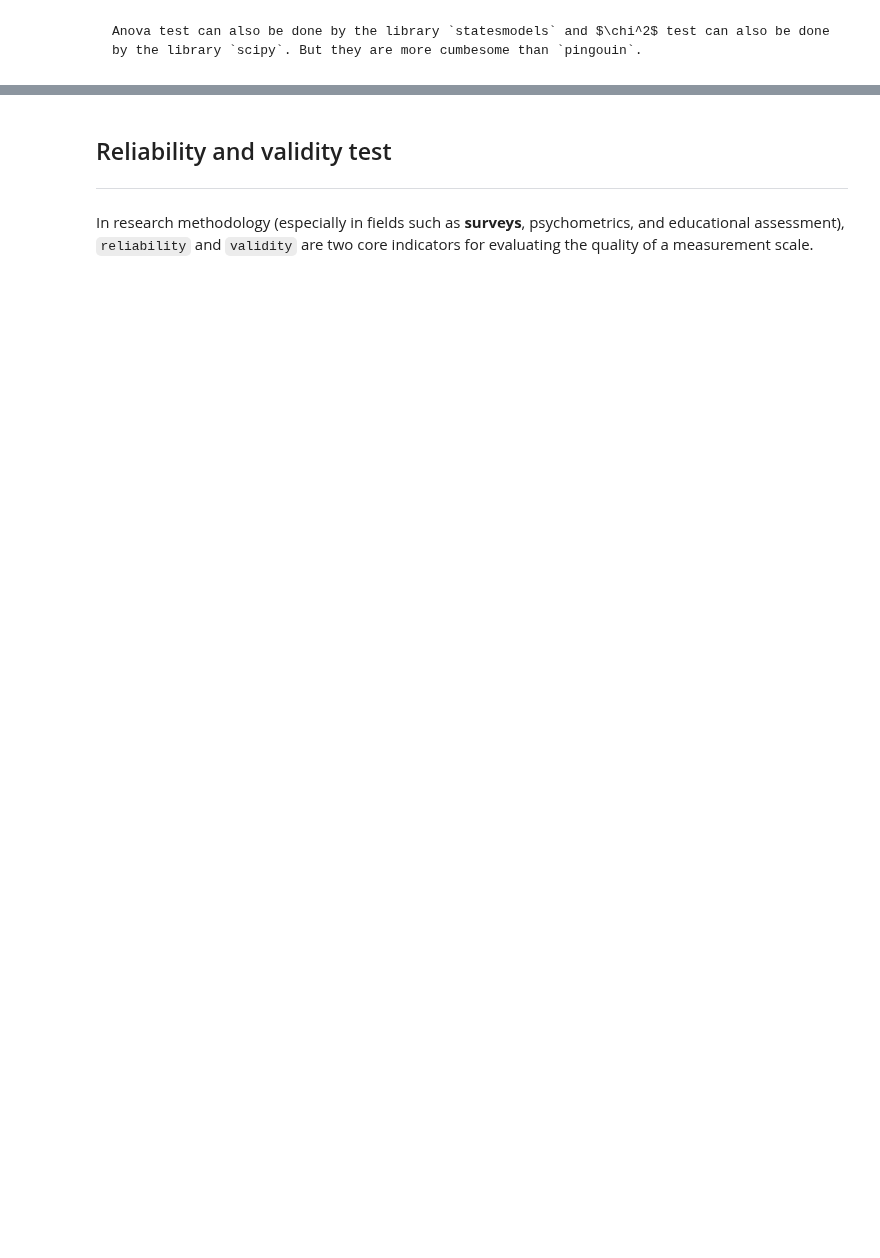
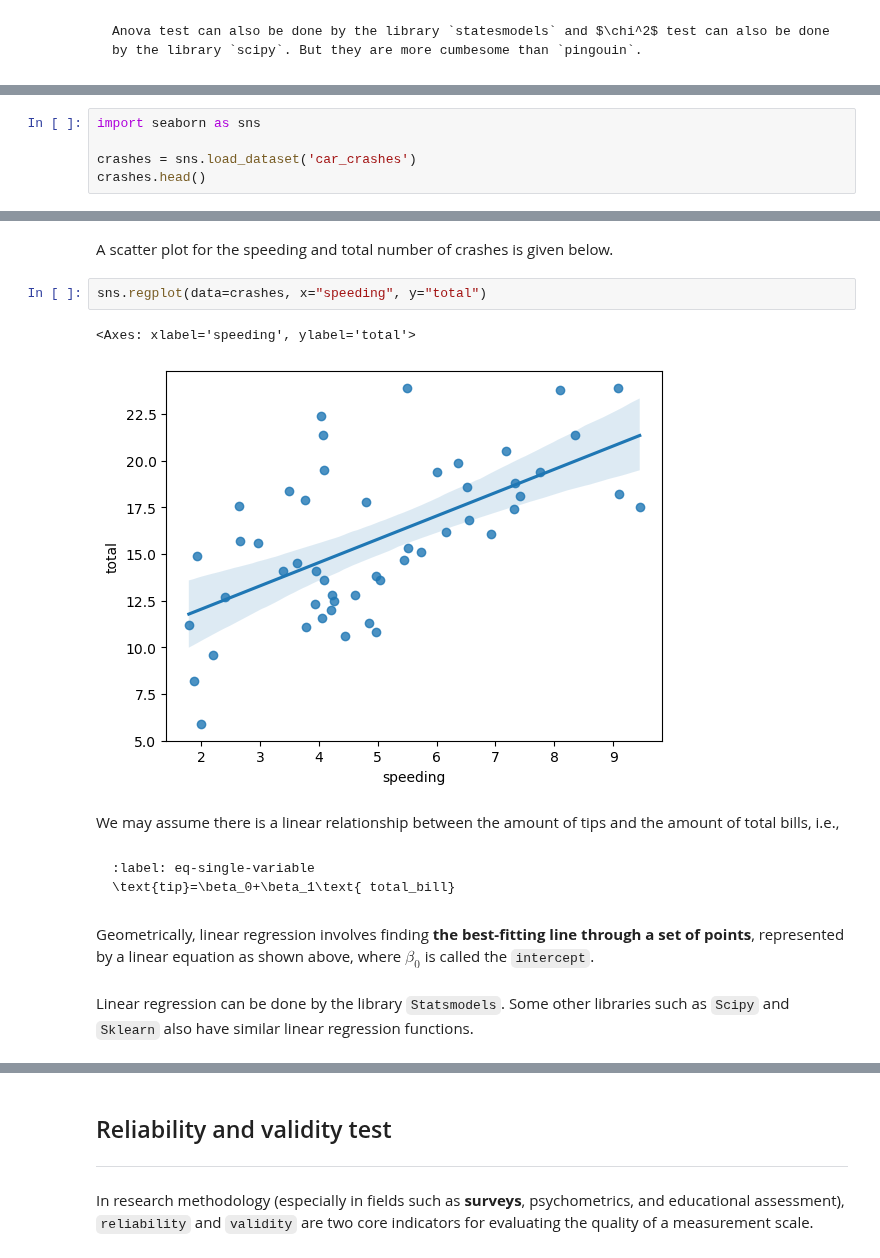
Before and after one commit to RobinChen121/book-Python-Data-Science-en, a Jupyter notebook: data-science/_build/html/_sources/statistics1.ipynb, the cells around one changed output, grey strips where cells are left out. Cells and saved outputs as stored; diff of their text form; blank space fills up the shorter version.

````diff
--- a/data-science/_build/html/_sources/statistics1.ipynb
+++ b/data-science/_build/html/_sources/statistics1.ipynb
@@ -532,0 +542,5 @@ Anova test can also be done by the library `statesmodels` and $\chi^2$ test can
+# %%
+import seaborn as sns
+
+crashes = sns.load_dataset('car_crashes')
+crashes.head()
@@ -532,0 +565,18 @@ Anova test can also be done by the library `statesmodels` and $\chi^2$ test can
+# %% [markdown]
+A scatter plot for the speeding and total number of crashes is given below.
+# %%
+sns.regplot(data=crashes, x="speeding", y="total")
+# %% [output]
+<Axes: xlabel='speeding', ylabel='total'>
+[figure, added]
+# %% [markdown]
+ We may assume there is a linear relationship between the amount of tips and the amount of total bills, i.e.,
+# %% [markdown]
+```{math}
+:label: eq-single-variable
+\text{tip}=\beta_0+\beta_1\text{ total_bill}
+```
+# %% [markdown]
+Geometrically, linear regression involves finding **the best-fitting line through a set of points**, represented by a linear equation as shown above, where $\beta_0$ is called the `intercept`.
+# %% [markdown]
+Linear regression can be done by the library `Statsmodels`. Some other libraries such as `Scipy` and `Sklearn` also have similar linear regression functions.
````
Also changed, not shown: parts of 31 cells of this notebook, 46 other files.
